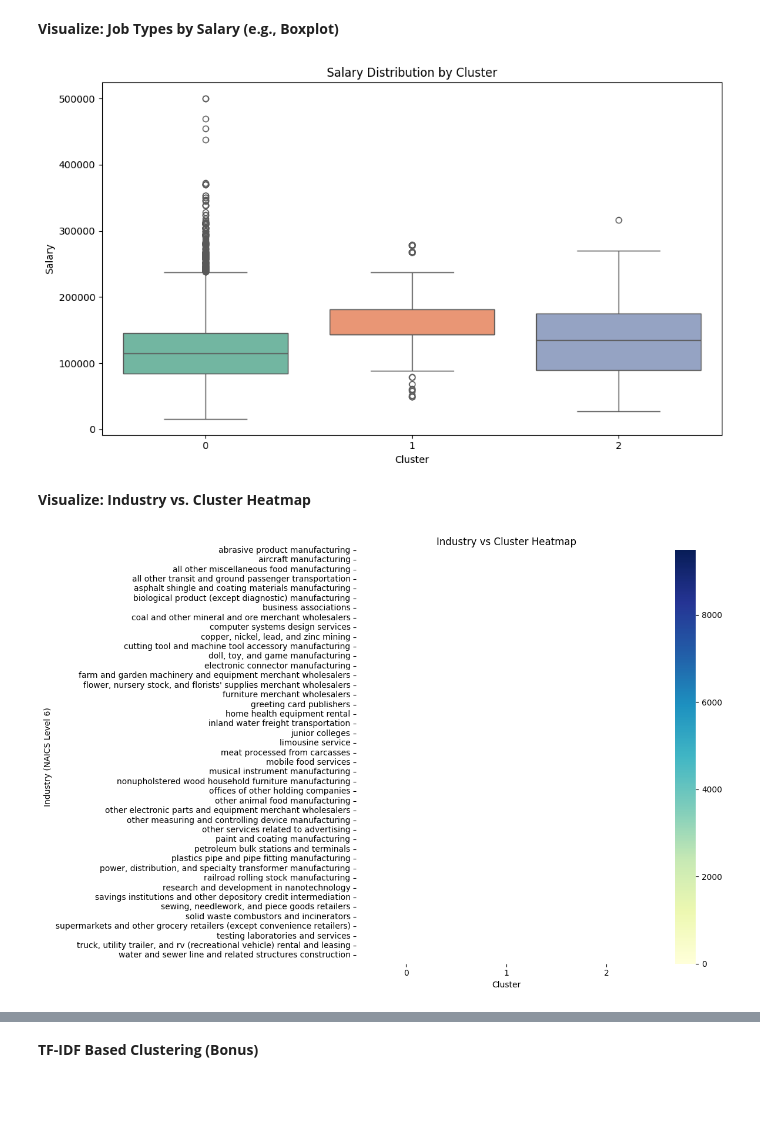
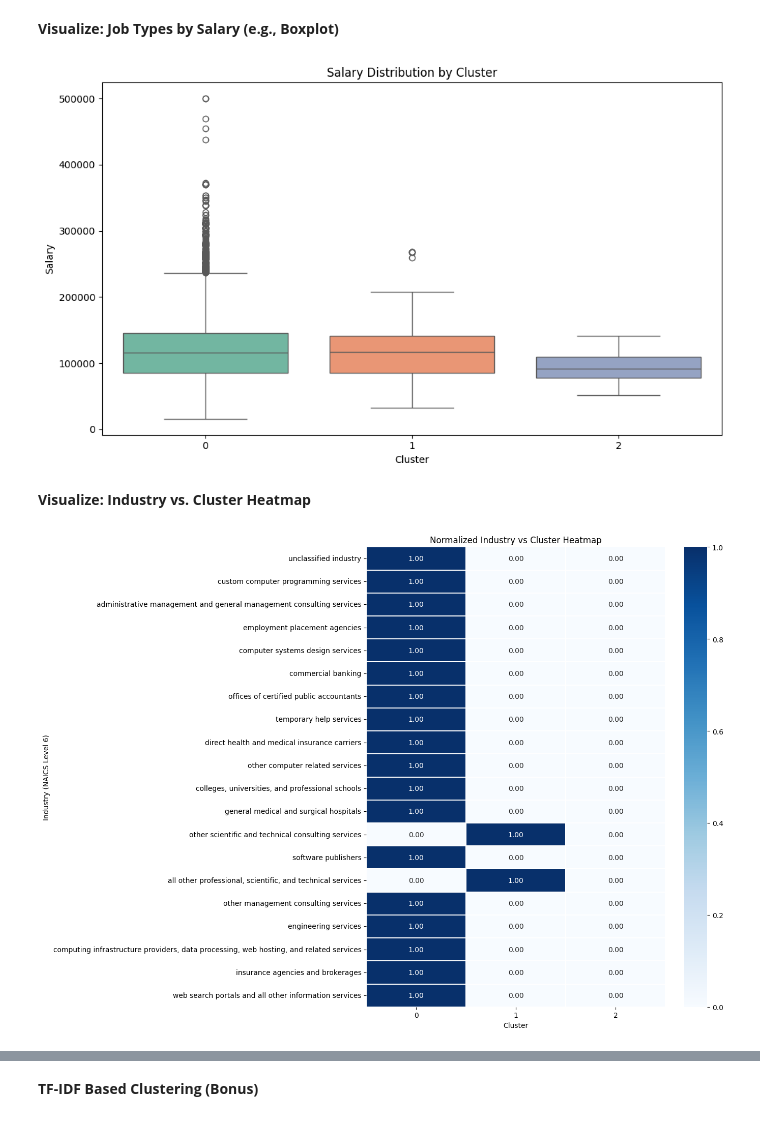
Before and after one commit to 616797/ad688-employability-sp25A1-group1, a Jupyter notebook: ml_methods.ipynb, the cells around one changed output, grey strips where cells are left out. Saved outputs shown, nothing was run; the diff lists cells and outputs as text; code cells hidden in the pictures; blank space fills up the shorter version.

Commit message:
few fixes in KMeans clustering

```diff
--- a/ml_methods.ipynb
+++ b/ml_methods.ipynb
@@ -10,7 +10,7 @@ import ast
 df = pd.read_csv("lightcast_job_postings.csv")
 # %%
 # Select the relevant columns
-cols_to_clean = ['SOC_2021_5_NAME', 'ONET_NAME', 'NAICS_2022_6_NAME']
+cols_to_clean = ['NAICS_2022_6_NAME']
 
 # Fill missing values with 'Unknown' and strip extra spaces/lowercase
 for col in cols_to_clean:
@@ -27,12 +25,12 @@ NAICS_2022_6_NAME: 815 unique values
 **Clean and Preparing Reference Label Columns**
 # %%
 # Combine cleaned columns into a single string
-df['combined_text'] = df['SOC_2021_5_NAME'] + " " + df['ONET_NAME'] + " " + df['NAICS_2022_6_NAME']
+df['combined_text'] = df['NAICS_2022_6_NAME']
 # %%
 from sklearn.feature_extraction.text import TfidfVectorizer
 
 # Apply TF-IDF to combined column
-tfidf = TfidfVectorizer(max_features=100)  # adjust max_features as needed
+tfidf = TfidfVectorizer(max_features=815)  # adjust max_features as needed
 X_tfidf = tfidf.fit_transform(df['combined_text']).toarray()
 
 # Convert to DataFrame for merging
@@ -118,18 +116,24 @@ plt.ylabel("Salary")
 plt.tight_layout()
 plt.show()
 # %% [output]
-[figure, old version]
+[figure, new version]
 # %% [markdown]
 **Visualize: Industry vs. Cluster Heatmap**
 # %%
-cluster_industry = pd.crosstab(df['NAICS_2022_6_NAME'], df['cluster'])
+# Create a normalized crosstab (row-wise proportions)
+cluster_industry = pd.crosstab(df['NAICS_2022_6_NAME'], df['cluster'], normalize='index')
 
-plt.figure(figsize=(12, 8))
-sns.heatmap(cluster_industry, cmap='YlGnBu', linewidths=0.5)
-plt.title("Industry vs Cluster Heatmap")
+# Optional: Filter top N industries with most entries (optional)
+top_industries = df['NAICS_2022_6_NAME'].value_counts().head(20).index
+cluster_industry = cluster_industry.loc[top_industries]
+
+# Plot
+plt.figure(figsize=(14, 10))
+sns.heatmap(cluster_industry, cmap='Blues', annot=True, fmt=".2f", linewidths=0.3)
+plt.title("Normalized Industry vs Cluster Heatmap")
 plt.xlabel("Cluster")
 plt.ylabel("Industry (NAICS Level 6)")
 plt.tight_layout()
 plt.show()
 # %% [output]
-[figure, old version]
+[figure, new version]
```
Also changed, not shown: parts of 5 cells of this notebook.
